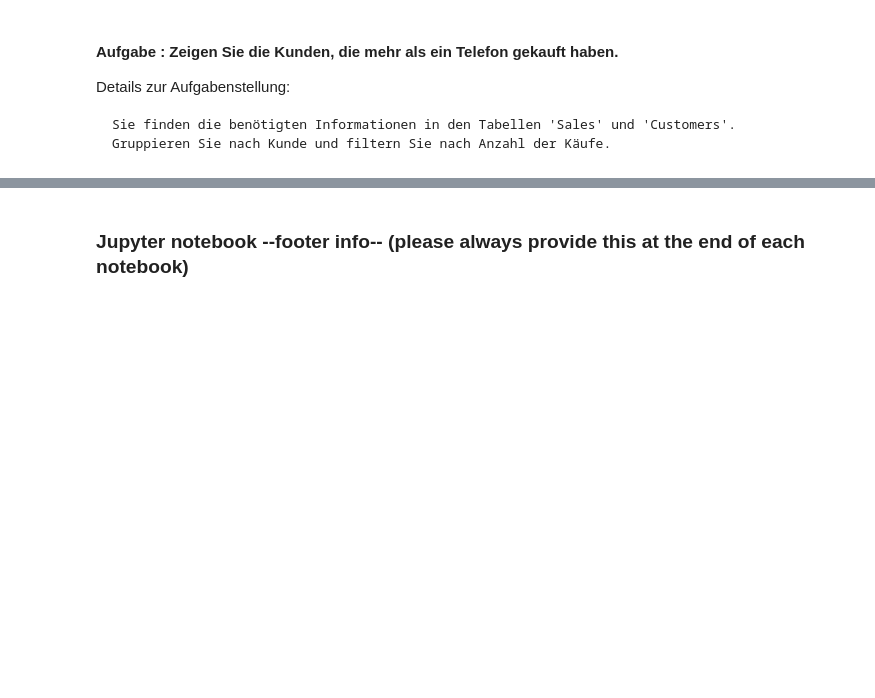
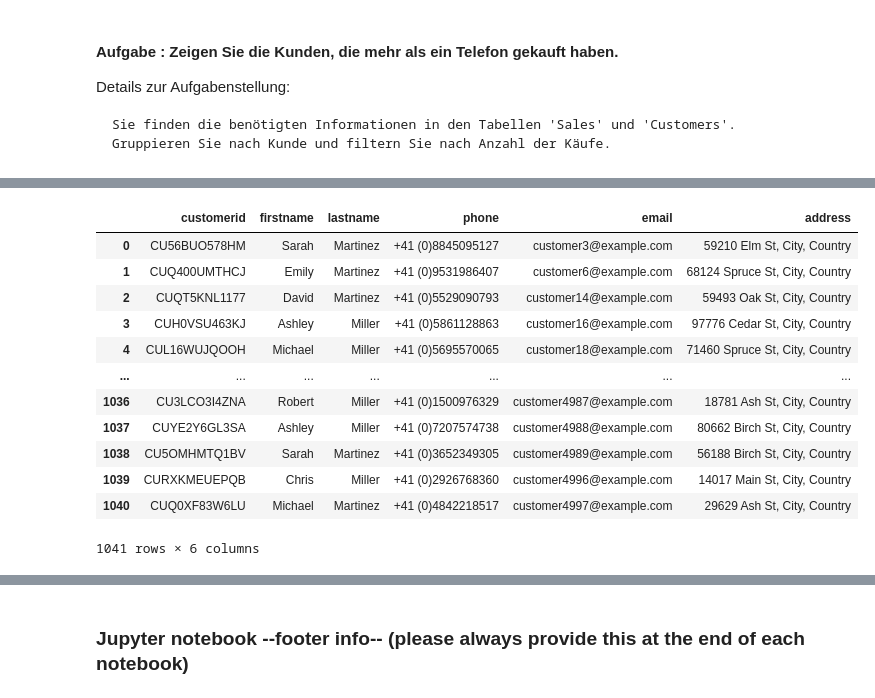
Before and after one commit to blobb3/python_postgresql_pgadmin, a Jupyter notebook: Test_Exam_Relationale_Daten_Solution.ipynb, the cells around one changed output, grey strips where cells are left out. Saved outputs shown, nothing was run; the diff lists cells and outputs as text; code cells hidden in the pictures; blank space fills up the shorter version.

```diff
--- a/Test_Exam_Relationale_Daten_Solution.ipynb
+++ b/Test_Exam_Relationale_Daten_Solution.ipynb
@@ -732,9 +736,21 @@ Details zur Aufgabenstellung:
     Sie finden die benötigten Informationen in den Tabellen 'Sales' und 'Customers'.
     Gruppieren Sie nach Kunde und filtern Sie nach Anzahl der Käufe.
 # %%
+# Engine für Datenbankverbindung erstellen
+engine = create_engine(db_connection_url)
+
 # SQL-Abfrage erstellen
-df_sub = pd.read_sql_query("""SELECT c.FirstName, c.LastName, COUNT(s.SaleID) AS AnzahlKaeufe
+df_sub = pd.read_sql_query("""SELECT
+                           c.FirstName,
+                           c.LastName,
+                           COUNT(s.SaleID) AS AnzahlKaeufe
                             FROM Sales AS s
                             INNER JOIN Customers AS c ON s.CustomerID = c.CustomerID
                             GROUP BY c.FirstName, c.LastName
                             HAVING COUNT(s.SaleID) > 1;""", con=engine)
+
+# Datenbankverbindung trennen
+engine.dispose()
+
+# Ergebnis anzeigen
+df_sub
@@ -740,0 +777,28 @@ df_sub = pd.read_sql_query("""SELECT c.FirstName, c.LastName, COUNT(s.SaleID) AS
+# %%
+# Verbindung zur Datenbank herstellen
+connection = engine.raw_connection()
+
+# Ausführen der SQL-Abfrage und Speichern in einem DataFrame
+df_sub = pd.read_sql_query("""SELECT *
+                              FROM Customers
+                              WHERE LastName LIKE 'M%';""", con=connection)
+
+# Verbindung schließen
+connection.close()
+
+# Ergebnisse anzeigen
+df_sub
+# %% [output]
+|  | customerid | firstname | lastname | phone | email | address |
+| 0 | CU56BUO578HM | Sarah | Martinez | +41 (0)8845095127 | customer3@example.com | 59210 Elm St, City, Country |
+| 1 | CUQ400UMTHCJ | Emily | Martinez | +41 (0)9531986407 | customer6@example.com | 68124 Spruce St, City, Country |
+| 2 | CUQT5KNL1177 | David | Martinez | +41 (0)5529090793 | customer14@example.com | 59493 Oak St, City, Country |
+| 3 | CUH0VSU463KJ | Ashley | Miller | +41 (0)5861128863 | customer16@example.com | 97776 Cedar St, City, Country |
+| 4 | CUL16WUJQOOH | Michael | Miller | +41 (0)5695570065 | customer18@example.com | 71460 Spruce St, City, Country |
+| ... | ... | ... | ... | ... | ... | ... |
+| 1036 | CU3LCO3I4ZNA | Robert | Miller | +41 (0)1500976329 | customer4987@example.com | 18781 Ash St, City, Country |
+| 1037 | CUYE2Y6GL3SA | Ashley | Miller | +41 (0)7207574738 | customer4988@example.com | 80662 Birch St, City, Country |
+| 1038 | CU5OMHMTQ1BV | Sarah | Martinez | +41 (0)3652349305 | customer4989@example.com | 56188 Birch St, City, Country |
+| 1039 | CURXKMEUEPQB | Chris | Miller | +41 (0)2926768360 | customer4996@example.com | 14017 Main St, City, Country |
+| 1040 | CUQ0XF83W6LU | Michael | Martinez | +41 (0)4842218517 | customer4997@example.com | 29629 Ash St, City, Country |
+1041 rows × 6 columns
```
Also changed, not shown: parts of 14 cells of this notebook.
